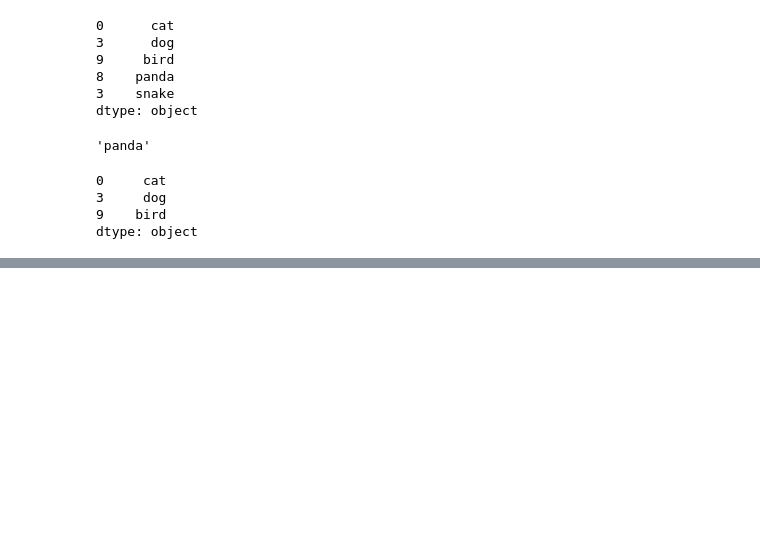
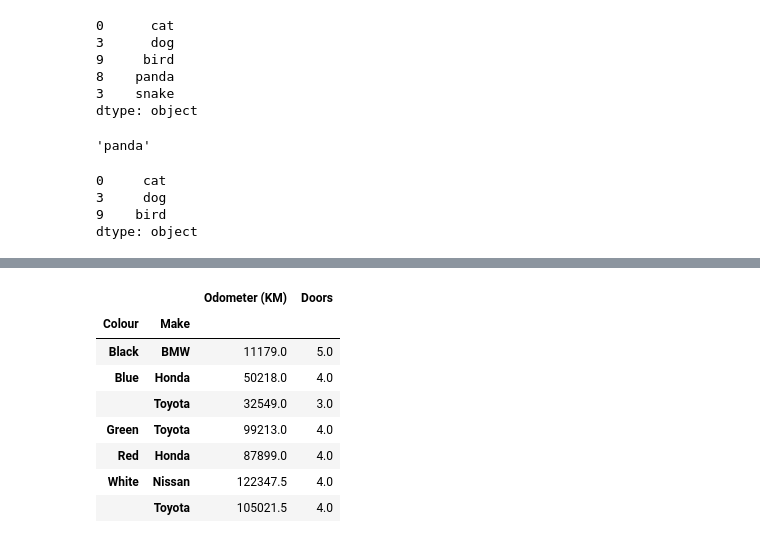
Before and after one commit to MelihKlc/Deep-Learning, a Jupyter notebook: Pandas.ipynb, the cells around one changed output, grey strips where cells are left out. Saved outputs shown, nothing was run; the diff lists cells and outputs as text; code cells hidden in the pictures; blank space fills up the shorter version.

```diff
--- a/Pandas.ipynb
+++ b/Pandas.ipynb
@@ -249,0 +342,12 @@ dtype: object
+# %%
+car_sales.groupby( ["Colour" , "Make"] ).mean()
+# %% [output]
+|  |  | Odometer (KM) | Doors |
+| Colour | Make |  |  |
+| Black | BMW | 11179.0 | 5.0 |
+| Blue | Honda | 50218.0 | 4.0 |
+|  | Toyota | 32549.0 | 3.0 |
+| Green | Toyota | 99213.0 | 4.0 |
+| Red | Honda | 87899.0 | 4.0 |
+| White | Nissan | 122347.5 | 4.0 |
+|  | Toyota | 105021.5 | 4.0 |
```
Also changed, not shown: parts of 11 cells of this notebook.
